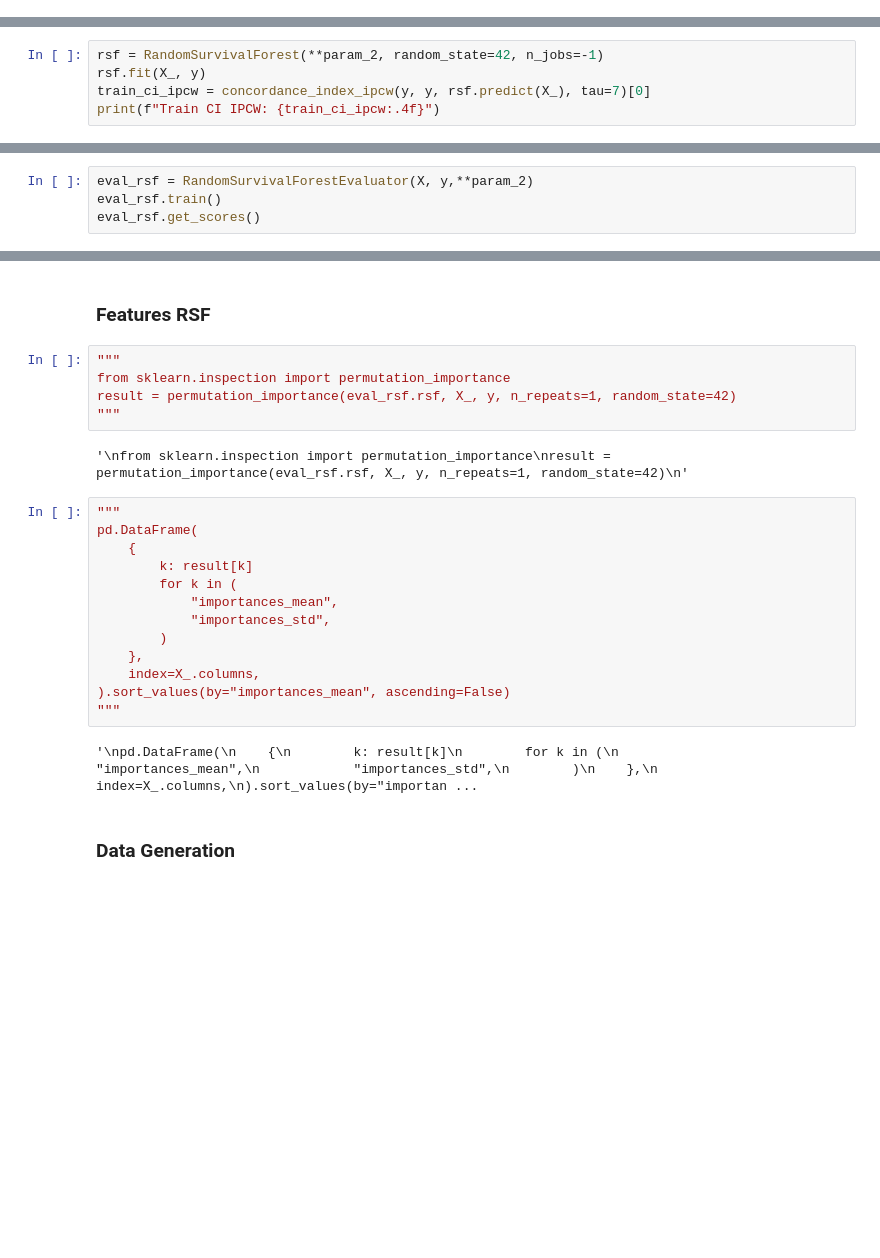
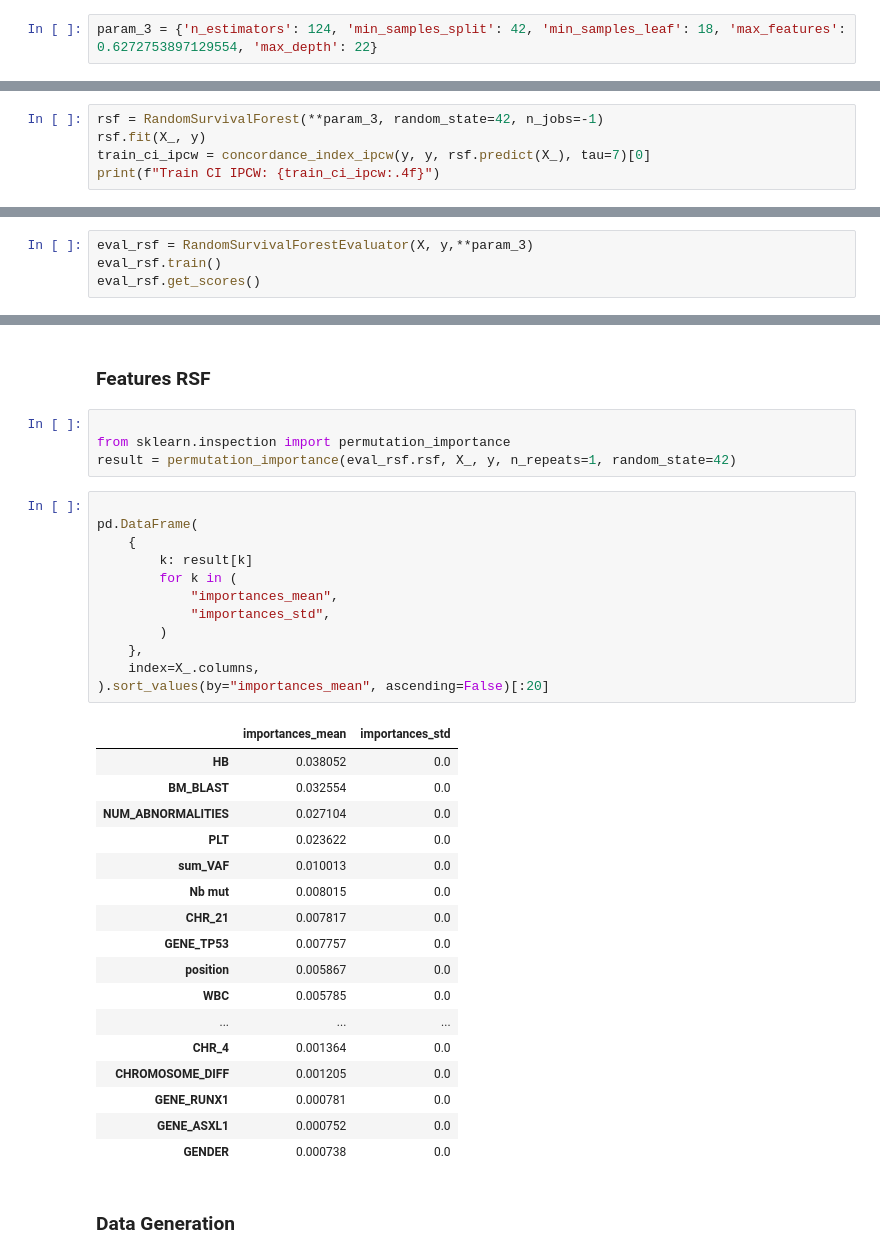
Before and after one commit to Loic-Jaillet/ENS-ML-Challenge, a Jupyter notebook: challenge_v2.ipynb, the cells around one changed output, grey strips where cells are left out. Saved outputs shown, nothing was run; the diff lists cells and outputs as text; blank space fills up the shorter version.

```diff
--- a/challenge_v2.ipynb
+++ b/challenge_v2.ipynb
@@ -680,12 +662,14 @@ Average Random Survival Forest IPCW-Index test: 0.7078
 param = {'n_estimators': 221, 'min_samples_split': 2, 'min_samples_leaf': 6, 'max_features': 0.22011294765222877, 'max_depth': 9}
 # %%
 param_2 = {'n_estimators': 145, 'min_samples_split': 3, 'min_samples_leaf': 14, 'max_features': 0.48970321949817014, 'max_depth': 12}
+# %%
+param_3 = {'n_estimators': 124, 'min_samples_split': 42, 'min_samples_leaf': 18, 'max_features': 0.6272753897129554, 'max_depth': 22}
 # %%
 scaler_rsf = MinMaxScaler()
 X_ = scaler_rsf.fit_transform(X)
 X_ = pd.DataFrame(X_, columns=X.columns)
 # %%
-rsf = RandomSurvivalForest(**param_2, random_state=42, n_jobs=-1)
+rsf = RandomSurvivalForest(**param_3, random_state=42, n_jobs=-1)
 rsf.fit(X_, y)
 train_ci_ipcw = concordance_index_ipcw(y, y, rsf.predict(X_), tau=7)[0]
 print(f"Train CI IPCW: {train_ci_ipcw:.4f}")
@@ -704,5 +688,5 @@ X_.head()
 # %%
-eval_rsf = RandomSurvivalForestEvaluator(X, y,**param_2)
+eval_rsf = RandomSurvivalForestEvaluator(X, y,**param_3)
 eval_rsf.train()
 eval_rsf.get_scores()
 # %% [output]
@@ -1387,27 +1371,39 @@ submission.to_csv('submission7.csv')
 # %% [markdown]
 ### Features RSF
 # %%
-"""
+
 from sklearn.inspection import permutation_importance
 result = permutation_importance(eval_rsf.rsf, X_, y, n_repeats=1, random_state=42)
-"""
-# %% [output]
-'\nfrom sklearn.inspection import permutation_importance\nresult = permutation_importance(eval_rsf.rsf, X_, y, n_repeats=1, random_state=42)\n'
 # %%
-"""
+
 pd.DataFrame(
     {
         k: result[k]
         for k in (
             "importances_mean",
             "importances_std",
         )
     },
     index=X_.columns,
-).sort_values(by="importances_mean", ascending=False)
-"""
+).sort_values(by="importances_mean", ascending=False)[:20]
 # %% [output]
-'\npd.DataFrame(\n    {\n        k: result[k]\n        for k in (\n            "importances_mean",\n            "importances_std",\n        )\n    },\n    index=X_.columns,\n).sort_values(by="importan ...
+|  | importances_mean | importances_std |
+| HB | 0.038052 | 0.0 |
+| BM_BLAST | 0.032554 | 0.0 |
+| NUM_ABNORMALITIES | 0.027104 | 0.0 |
+| PLT | 0.023622 | 0.0 |
+| sum_VAF | 0.010013 | 0.0 |
+| Nb mut | 0.008015 | 0.0 |
+| CHR_21 | 0.007817 | 0.0 |
+| GENE_TP53 | 0.007757 | 0.0 |
+| position | 0.005867 | 0.0 |
+| WBC | 0.005785 | 0.0 |
+| ... | ... | ... |
+| CHR_4 | 0.001364 | 0.0 |
+| CHROMOSOME_DIFF | 0.001205 | 0.0 |
+| GENE_RUNX1 | 0.000781 | 0.0 |
+| GENE_ASXL1 | 0.000752 | 0.0 |
+| GENDER | 0.000738 | 0.0 |
 # %% [markdown]
 ### Data Generation
 # %%
```
Also changed, not shown: parts of 21 cells of this notebook, 1 other file.
